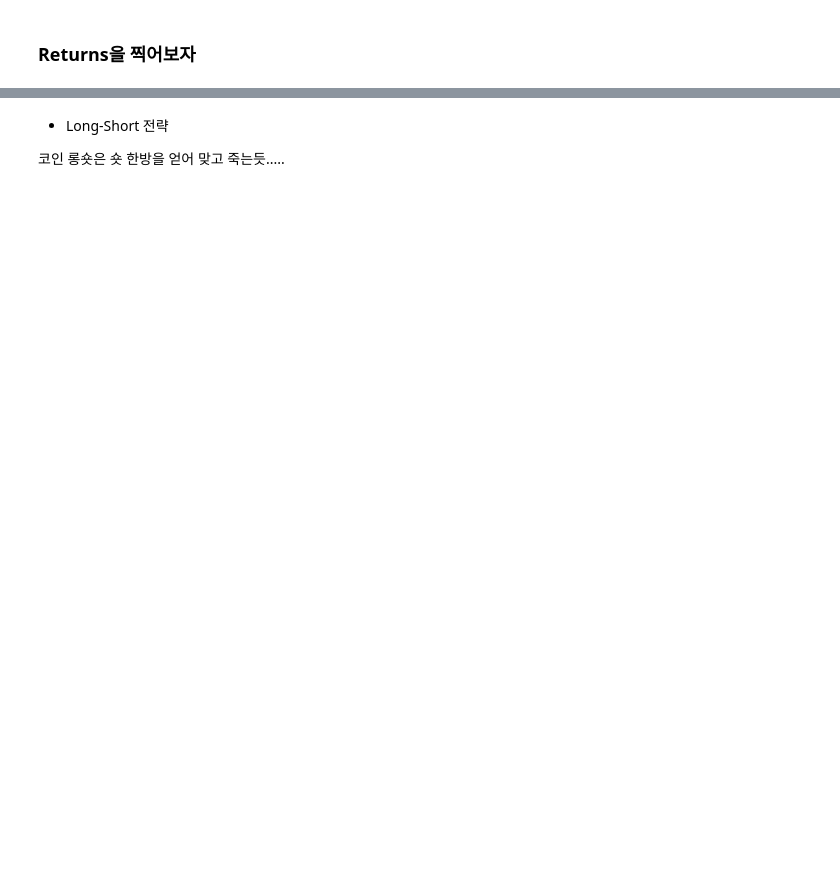
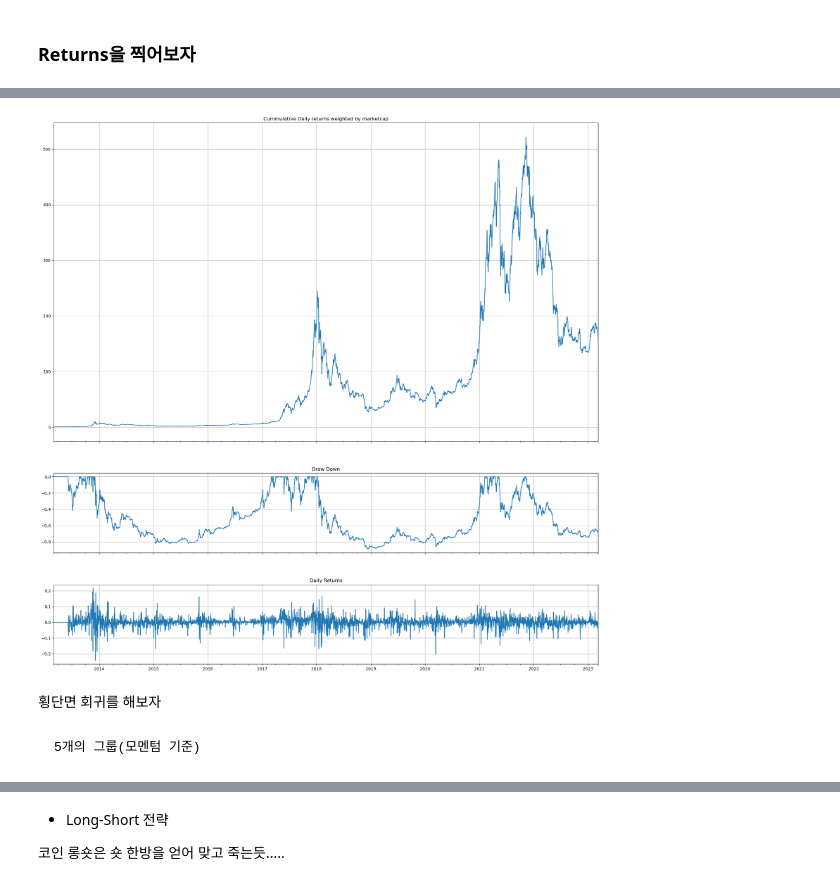
Before and after one commit to Jack-ryu/crypto_paper, a Jupyter notebook: jehyeon_cross_sectional_.ipynb, the cells around one changed output, grey strips where cells are left out. Saved outputs shown, nothing was run; the diff lists cells and outputs as text; code cells hidden in the pictures; blank space fills up the shorter version.

```diff
--- a/jehyeon_cross_sectional_.ipynb
+++ b/jehyeon_cross_sectional_.ipynb
@@ -191,0 +177,8 @@ plt.grid();
+# %%
+draw_return_result(mktrtn_daily, "Daily")
+# %% [output]
+[figure, added]
+# %% [markdown]
+횡단면 회귀를 해보자
+# %% [markdown]
+    5개의 그룹(모멘텀 기준)
```
Also changed, not shown: parts of 37 cells of this notebook, 4 other files.
